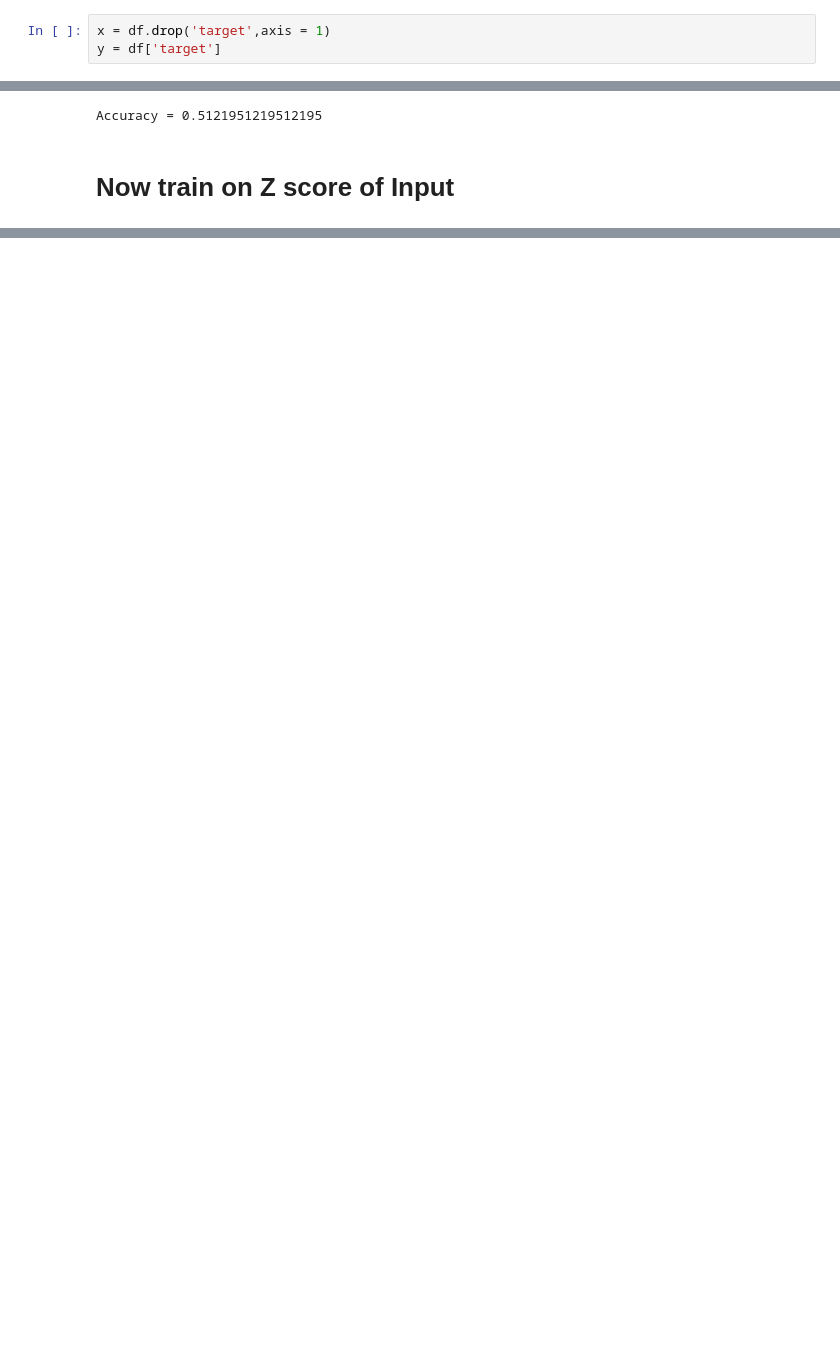
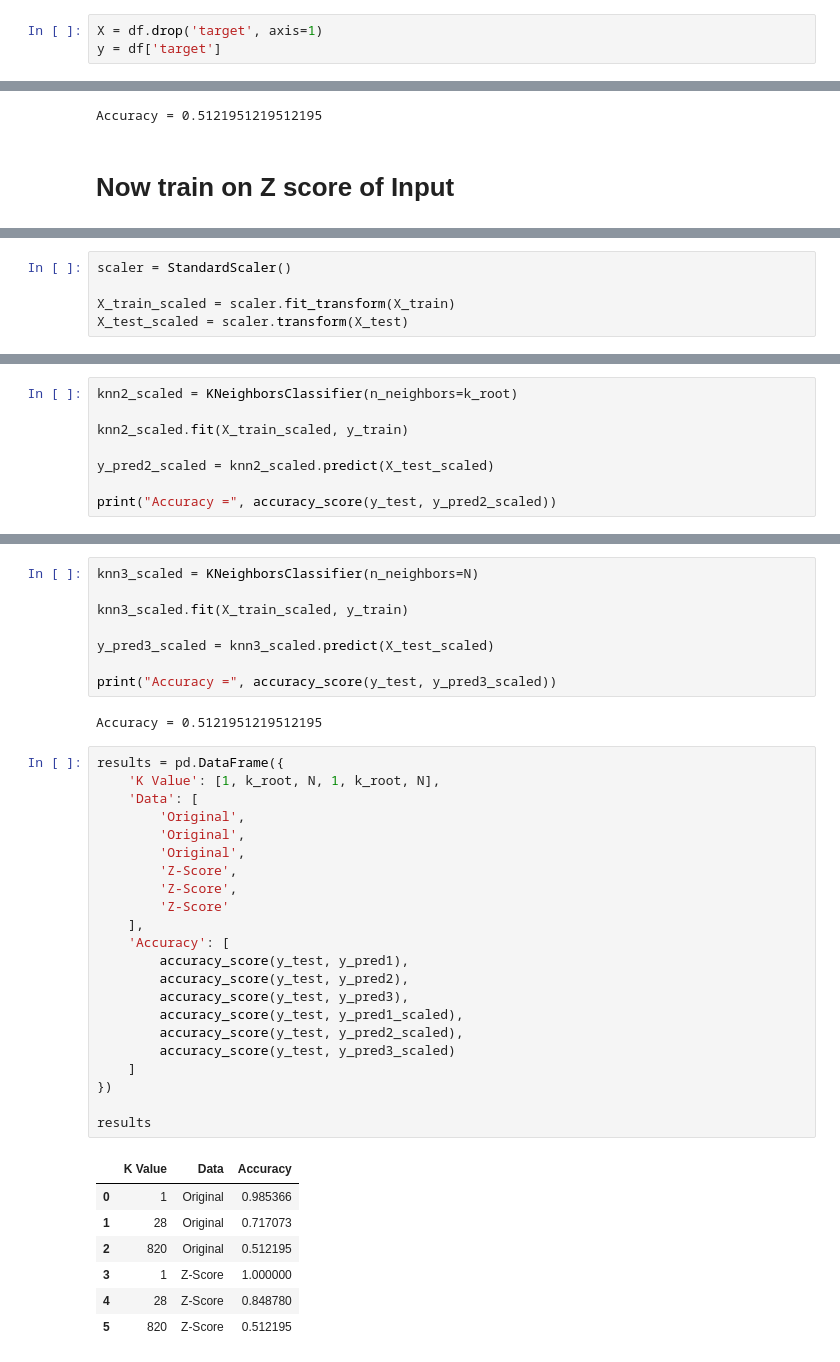
Before and after one commit to Sia0305/ML_Labs, a Jupyter notebook: Lab 9_Blank.ipynb, the cells around one changed output, grey strips where cells are left out. Drawn from its saved outputs; the diff is of its cells as text; blank space fills up the shorter version.

```diff
--- a/Lab 9_Blank.ipynb
+++ b/Lab 9_Blank.ipynb
@@ -136,6 +139,6 @@ plt.show()
 # Step 7: Split Data into Training and Testing Sets
 The dataset is split into training and testing sets for model evaluation.
 # %%
-x = df.drop('target',axis = 1)
+X = df.drop('target', axis=1)
 y = df['target']
 # %%
@@ -358,0 +213,5 @@ ada.score(X_train,y_train)
+# %%
+scaler = StandardScaler()
+
+X_train_scaled = scaler.fit_transform(X_train)
+X_test_scaled = scaler.transform(X_test)
@@ -358,0 +233,8 @@ ada.score(X_train,y_train)
+# %%
+knn2_scaled = KNeighborsClassifier(n_neighbors=k_root)
+
+knn2_scaled.fit(X_train_scaled, y_train)
+
+y_pred2_scaled = knn2_scaled.predict(X_test_scaled)
+
+print("Accuracy =", accuracy_score(y_test, y_pred2_scaled))
@@ -358,0 +245,40 @@ ada.score(X_train,y_train)
+# %%
+knn3_scaled = KNeighborsClassifier(n_neighbors=N)
+
+knn3_scaled.fit(X_train_scaled, y_train)
+
+y_pred3_scaled = knn3_scaled.predict(X_test_scaled)
+
+print("Accuracy =", accuracy_score(y_test, y_pred3_scaled))
+# %% [output]
+Accuracy = 0.5121951219512195
+# %%
+results = pd.DataFrame({
+    'K Value': [1, k_root, N, 1, k_root, N],
+    'Data': [
+        'Original',
+        'Original',
+        'Original',
+        'Z-Score',
+        'Z-Score',
+        'Z-Score'
+    ],
+    'Accuracy': [
+        accuracy_score(y_test, y_pred1),
+        accuracy_score(y_test, y_pred2),
+        accuracy_score(y_test, y_pred3),
+        accuracy_score(y_test, y_pred1_scaled),
+        accuracy_score(y_test, y_pred2_scaled),
+        accuracy_score(y_test, y_pred3_scaled)
+    ]
+})
+
+results
+# %% [output]
+|  | K Value | Data | Accuracy |
+| 0 | 1 | Original | 0.985366 |
+| 1 | 28 | Original | 0.717073 |
+| 2 | 820 | Original | 0.512195 |
+| 3 | 1 | Z-Score | 1.000000 |
+| 4 | 28 | Z-Score | 0.848780 |
+| 5 | 820 | Z-Score | 0.512195 |
```
Also changed, not shown: parts of 55 cells of this notebook, 12 other files.
